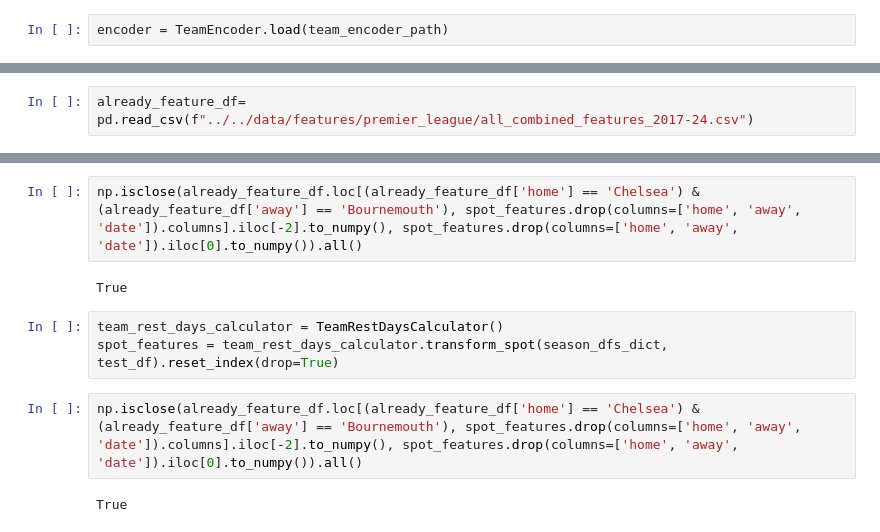
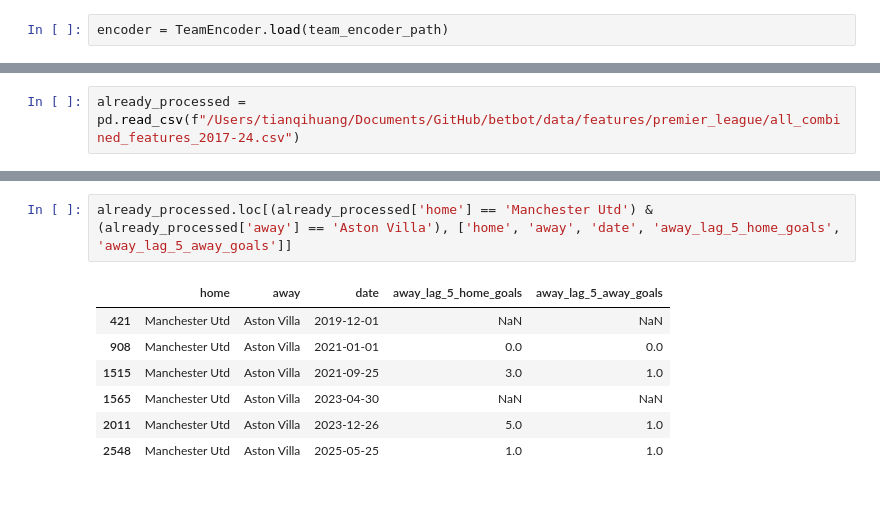
Before and after one commit to 1111111huang/betbot, a Jupyter notebook: run/build/build.ipynb, the cells around one changed output, grey strips where cells are left out. Drawn from its saved outputs; the diff is of its cells as text; blank space fills up the shorter version.

```diff
--- a/run/build/build.ipynb
+++ b/run/build/build.ipynb
@@ -156,2 +70,2 @@ spot_features
 # %%
-already_feature_df= pd.read_csv(f"../../data/features/premier_league/all_combined_features_2017-24.csv")
+already_processed = pd.read_csv(f"/Users/tianqihuang/Documents/GitHub/betbot/data/features/premier_league/all_combined_features_2017-24.csv")
@@ -238,11 +72,10 @@ Name: 2161, Length: 2250, dtype: float64
-# %%
-np.isclose(already_feature_df.loc[(already_feature_df['home'] == 'Chelsea') & (already_feature_df['away'] == 'Bournemouth'), spot_features.drop(columns=['home', 'away', 'date']).columns].iloc[-2].to_numpy(), spot_features.drop(columns=['home', 'away', 'date']).iloc[0].to_numpy()).all()
-# %% [output]
-True
-# %%
-team_rest_days_calculator = TeamRestDaysCalculator()
-spot_features = team_rest_days_calculator.transform_spot(season_dfs_dict, test_df).reset_index(drop=True)
-# %%
-np.isclose(already_feature_df.loc[(already_feature_df['home'] == 'Chelsea') & (already_feature_df['away'] == 'Bournemouth'), spot_features.drop(columns=['home', 'away', 'date']).columns].iloc[-2].to_numpy(), spot_features.drop(columns=['home', 'away', 'date']).iloc[0].to_numpy()).all()
-# %% [output]
-True
+# %%
+already_processed.loc[(already_processed['home'] == 'Manchester Utd') & (already_processed['away'] == 'Aston Villa'), ['home', 'away', 'date', 'away_lag_5_home_goals', 'away_lag_5_away_goals']]
+# %% [output]
+|  | home | away | date | away_lag_5_home_goals | away_lag_5_away_goals |
+| 421 | Manchester Utd | Aston Villa | 2019-12-01 | NaN | NaN |
+| 908 | Manchester Utd | Aston Villa | 2021-01-01 | 0.0 | 0.0 |
+| 1515 | Manchester Utd | Aston Villa | 2021-09-25 | 3.0 | 1.0 |
+| 1565 | Manchester Utd | Aston Villa | 2023-04-30 | NaN | NaN |
+| 2011 | Manchester Utd | Aston Villa | 2023-12-26 | 5.0 | 1.0 |
+| 2548 | Manchester Utd | Aston Villa | 2025-05-25 | 1.0 | 1.0 |
```
Also changed, not shown: parts of 27 cells of this notebook, 11 other files.
